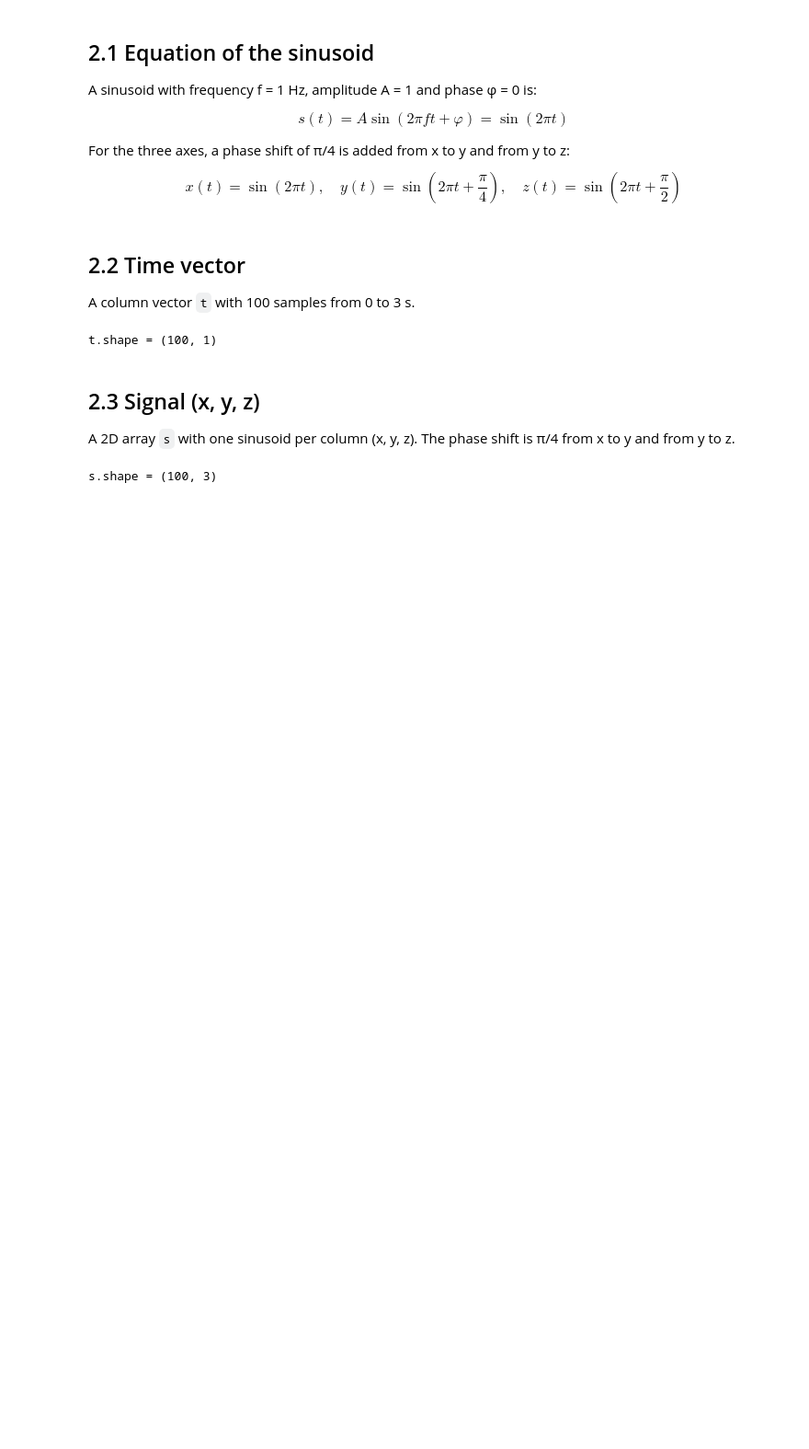
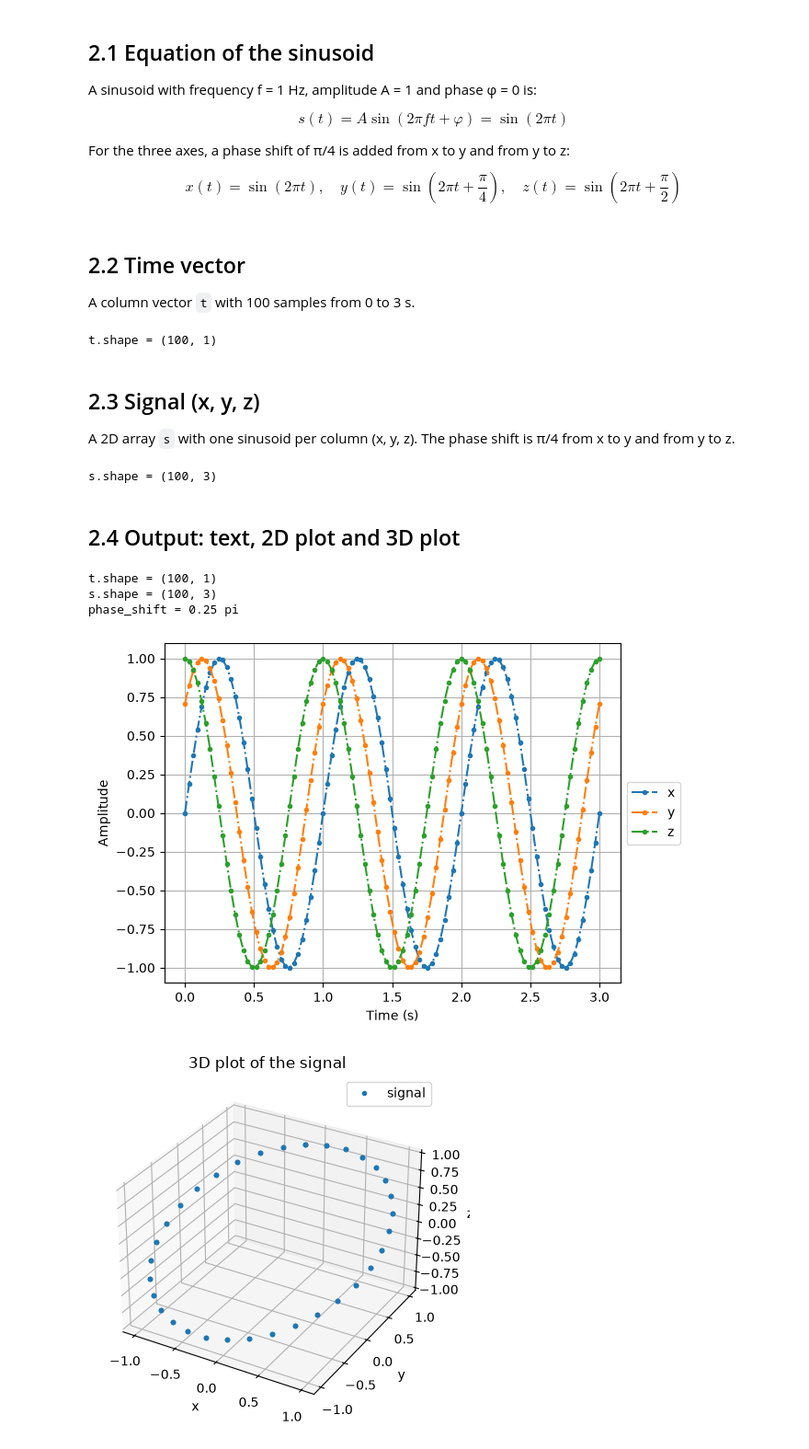
Before and after one commit to sdurand875-spec/Assignment-pre-series04-python, a Jupyter notebook: Sections/section_1.ipynb, the cells around one changed output. Shown at 92% size. Drawn from its saved outputs; the diff is of its cells as text; code cells hidden in the pictures; blank space fills up the shorter version.

Commit message:
Add section 2.4: output text and 2D/3D plots
Insert a new Section 2.4 into Sections/section_1.ipynb. The added code cell prints t/s shapes and the phase shift, draws a 2D plot of x/y/z vs time, and creates a 3D trajectory plot (with included PNG outputs). Adds a brief markdown heading for the output section.

```diff
--- a/Sections/section_1.ipynb
+++ b/Sections/section_1.ipynb
@@ -38,3 +38,37 @@ s = np.sin(2 * np.pi * 1 * t + phases)
 print("s.shape =", s.shape)   # expected: (100, 3)
 # %% [output]
 s.shape = (100, 3)
+# %% [markdown]
+## 2.4 Output: text, 2D plot and 3D plot
+# %%
+# Text output
+print(f"t.shape = {t.shape}")
+print(f"s.shape = {s.shape}")
+print(f"phase_shift = {phase_shift / np.pi} pi")
+
+# 2D plot: x, y, z over time
+fig, ax = plt.subplots()
+for i, name in enumerate(["x", "y", "z"]):
+    ax.plot(t, s[:, i], ".-.", label=name)
+ax.set_xlabel("Time (s)")
+ax.set_ylabel("Amplitude")
+ax.grid(True)
+ax.legend(loc="center left", bbox_to_anchor=(1, 0.5))
+plt.show()
+
+# 3D plot: trajectory of the signal
+fig = plt.figure()
+ax3 = fig.add_subplot(projection="3d")
+ax3.plot(s[:, 0], s[:, 1], s[:, 2], ".", label="signal")
+ax3.set_xlabel("x")
+ax3.set_ylabel("y")
+ax3.set_zlabel("z")
+ax3.set_title("3D plot of the signal")
+ax3.legend()
+plt.show()
+# %% [output]
+t.shape = (100, 1)
+s.shape = (100, 3)
+phase_shift = 0.25 pi
+[figure, added]
+[figure, added]
```
